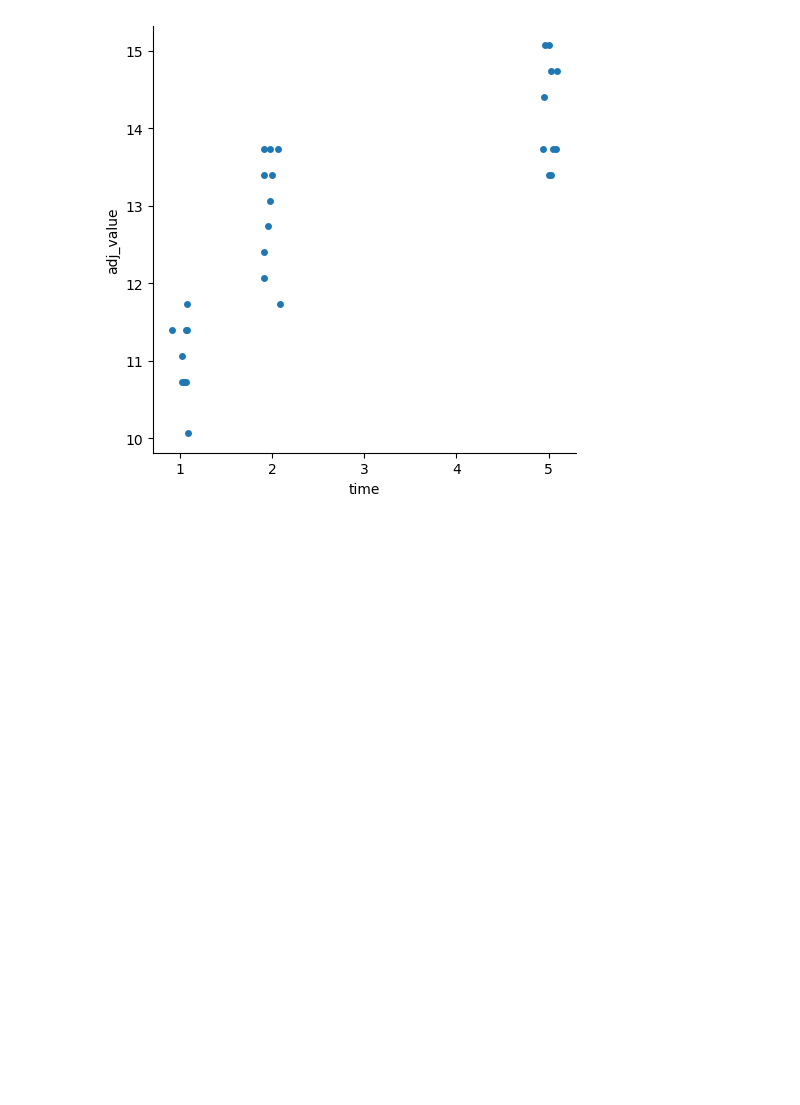
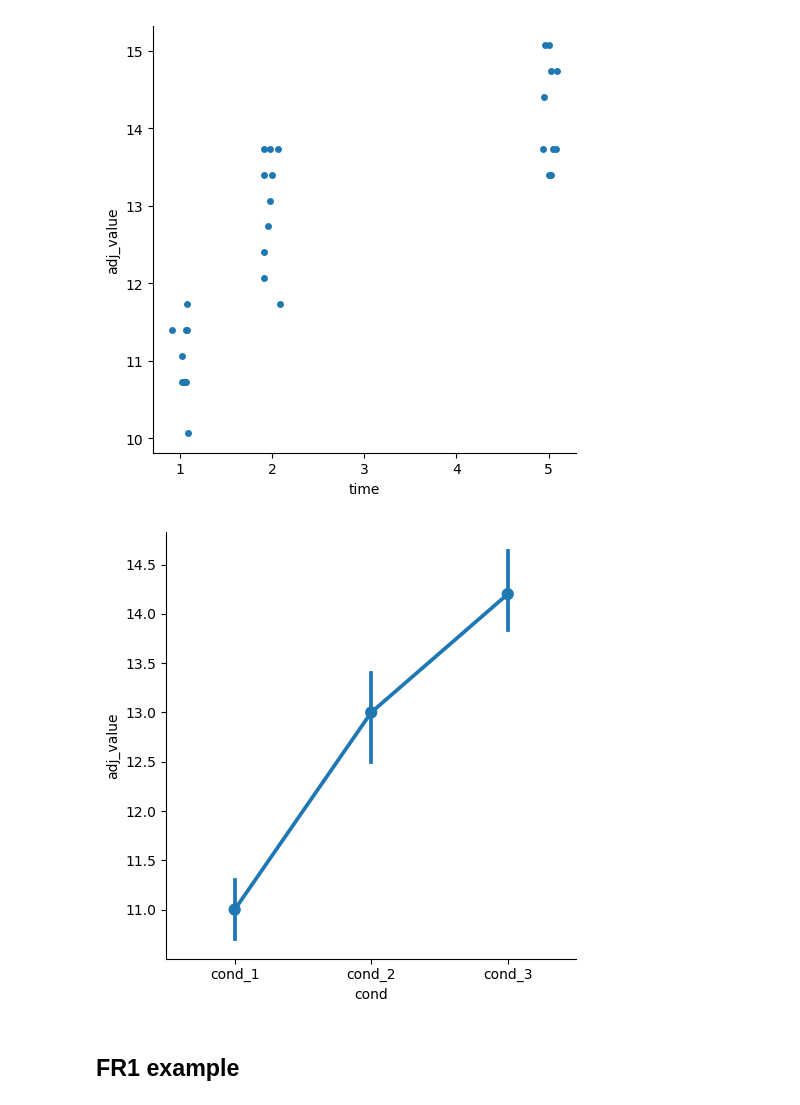
Before and after one commit to pennmem/pybeh_pd, a Jupyter notebook: loftus_masson_example.ipynb, the cells around one changed output. Saved outputs shown, nothing was run; the diff lists cells and outputs as text; code cells hidden in the pictures; blank space fills up the shorter version.

Commit message:
within list example

```diff
--- a/loftus_masson_example.ipynb
+++ b/loftus_masson_example.ipynb
@@ -285,2 +285,10 @@ g = sns.catplot(x='time', y='adj_value', data=df, units='sub', native_scale=True
 # %% [output]
 [figure]
+# %%
+#using pybeh_pd
+df_coussineau = pb.coussineau(df_long, 'sub', 'cond', 'value')
+g = sns.catplot(x='cond', y='adj_value', data=df_coussineau, units='sub', kind='point')
+# %% [output]
+[figure, added]
+# %% [markdown]
+## FR1 example
```
Also changed, not shown: parts of 26 cells of this notebook, 1 other file.
